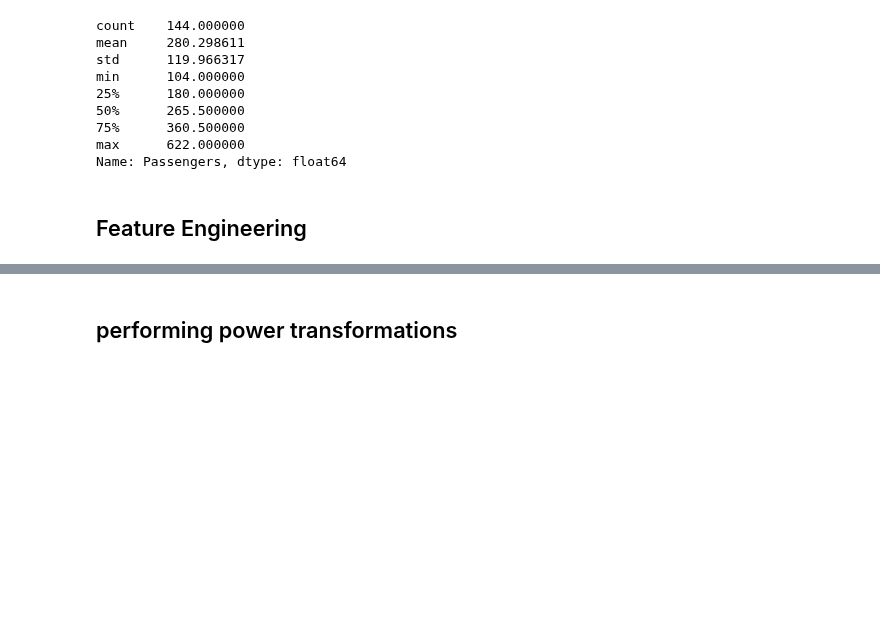
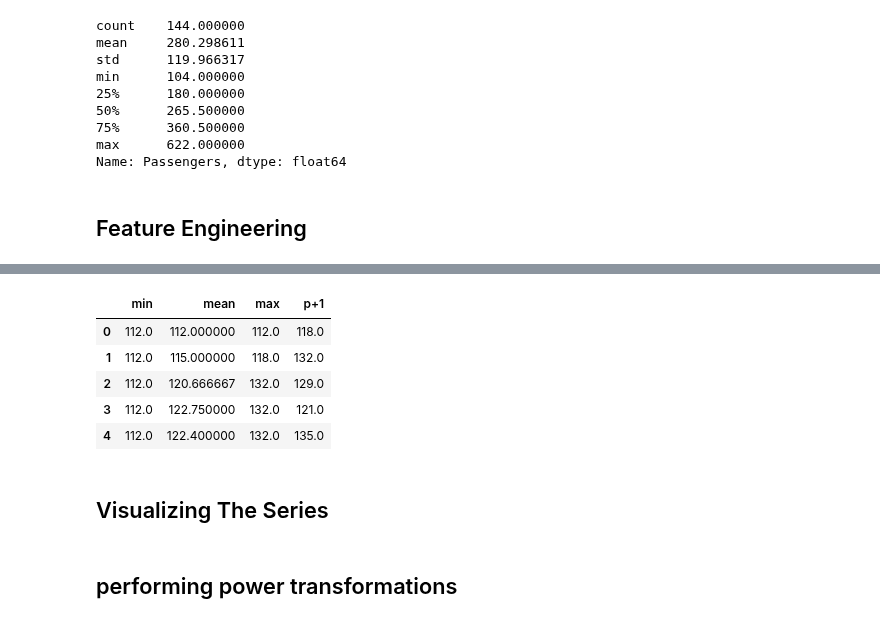
Before and after one commit to ayosamobitade/Time-Series-Analytic-Projects, a Jupyter notebook: Airline Passengers/Airline Passengers.ipynb, the cells around one changed output, grey strips where cells are left out. Saved outputs shown, nothing was run; the diff lists cells and outputs as text; code cells hidden in the pictures; blank space fills up the shorter version.

```diff
--- a/Airline Passengers/Airline Passengers.ipynb
+++ b/Airline Passengers/Airline Passengers.ipynb
@@ -82,3 +142,20 @@ dataframe
+# %%
+# creating expanding window features with statistics adding the min, mean, max
+
+passengers = pd.DataFrame(series.values)
+window = passengers.expanding()
+dataframe = pd.concat([window.min(), window.mean(), window.max(), passengers.shift(-1)], axis = 1)
+dataframe.columns = ['min', 'mean', 'max', 'p+1']
+dataframe.head()
+# %% [output]
+|  | min | mean | max | p+1 |
+| 0 | 112.0 | 112.000000 | 112.0 | 118.0 |
+| 1 | 112.0 | 115.000000 | 118.0 | 132.0 |
+| 2 | 112.0 | 120.666667 | 132.0 | 129.0 |
+| 3 | 112.0 | 122.750000 | 132.0 | 121.0 |
+| 4 | 112.0 | 122.400000 | 132.0 | 135.0 |
+# %% [markdown]
+## Visualizing The Series
 # %% [markdown]
 ## performing power transformations
 # %%
```
Also changed, not shown: parts of 5 cells of this notebook, 2 other files.
